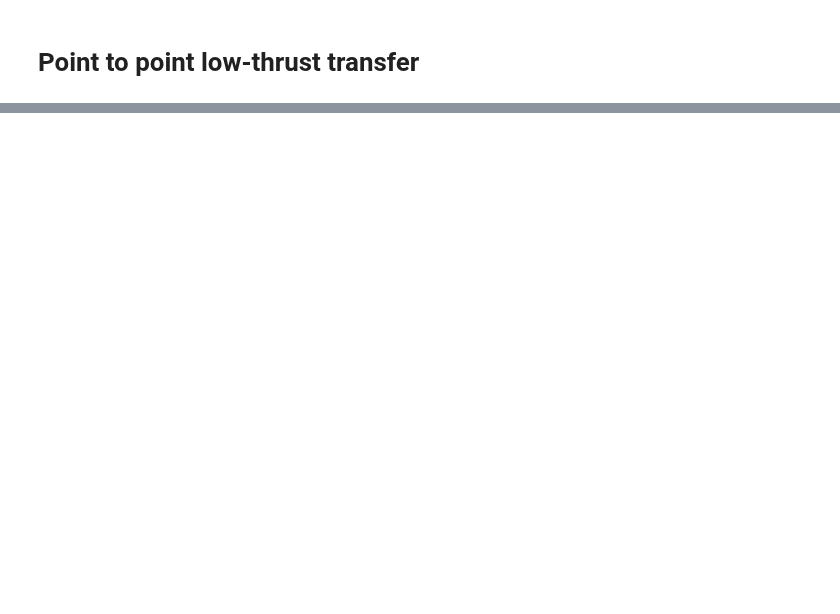
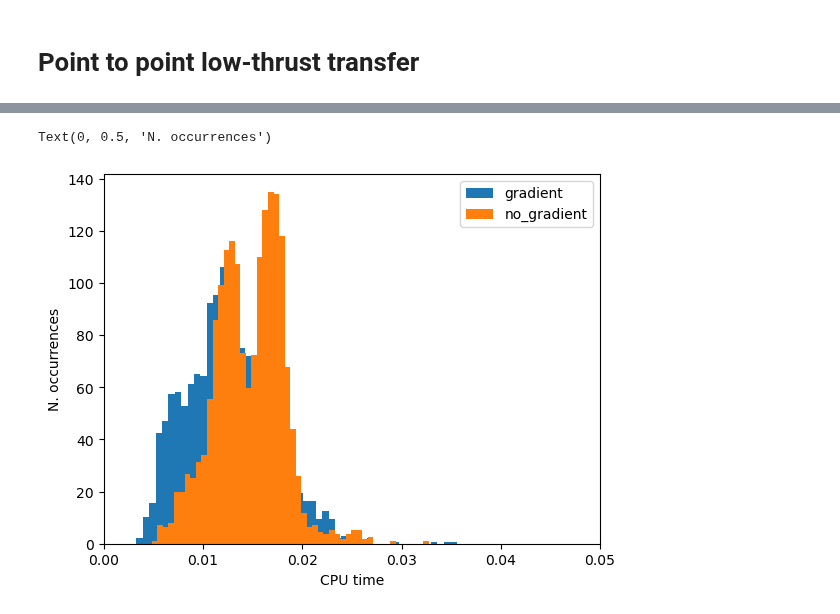
Before and after one commit to esa/kep3, a Jupyter notebook: doc/notebooks/udp_point2point.ipynb, the cells around one changed output, grey strips where cells are left out. Saved outputs shown, nothing was run; the diff lists cells and outputs as text; code cells hidden in the pictures; blank space fills up the shorter version.

```diff
--- a/doc/notebooks/udp_point2point.ipynb
+++ b/doc/notebooks/udp_point2point.ipynb
@@ -285,0 +268,44 @@ array([-0.58381587,  0.13544511, -0.08880357, -0.00328173,  0.10637389,
+# %%
+from tqdm import tqdm
+cpu_nog = []
+cpu_g = []
+
+fail_g=0
+fail_nog=0
+
+for i in tqdm(range(2000)):
+    pop_nog = pg.population(prob_nog, 1)
+
+    pop_g = pg.population(prob_g)
+    pop_g.push_back(pop_nog.get_x()[0])
+
+    start = time.time()
+    pop_g = algo.evolve(pop_g)
+    end = time.time()
+    cpu_g.append(end-start)
+    if not prob_g.feasibility_f(pop_g.champion_f):
+        fail_g+=1
+
+    start = time.time()
+    pop_nog = algo.evolve(pop_nog)
+    end = time.time()
+    cpu_nog.append(end-start)
+    if not prob_nog.feasibility_f(pop_nog.champion_f):
+        fail_nog+=1
+
+print(f"Gradient: {np.mean(cpu_g):.4e}s")
+print(f"No Gradient: {np.mean(cpu_nog):.4e}s")
+
+print(f"Gradient: {fail_g}")
+print(f"No Gradient: {fail_nog}")
+# %%
+plt.hist(cpu_g, bins=50, label="gradient", density=True)
+plt.hist(cpu_nog, bins=50, label="no_gradient", density=True);
+plt.xlim([0,0.05])
+plt.legend()
+np.mean(cpu_g)
+plt.xlabel("CPU time")
+plt.ylabel("N. occurrences")
+# %% [output]
+Text(0, 0.5, 'N. occurrences')
+[figure, added]
```
Also changed, not shown: parts of 14 cells of this notebook, 2 other files.
